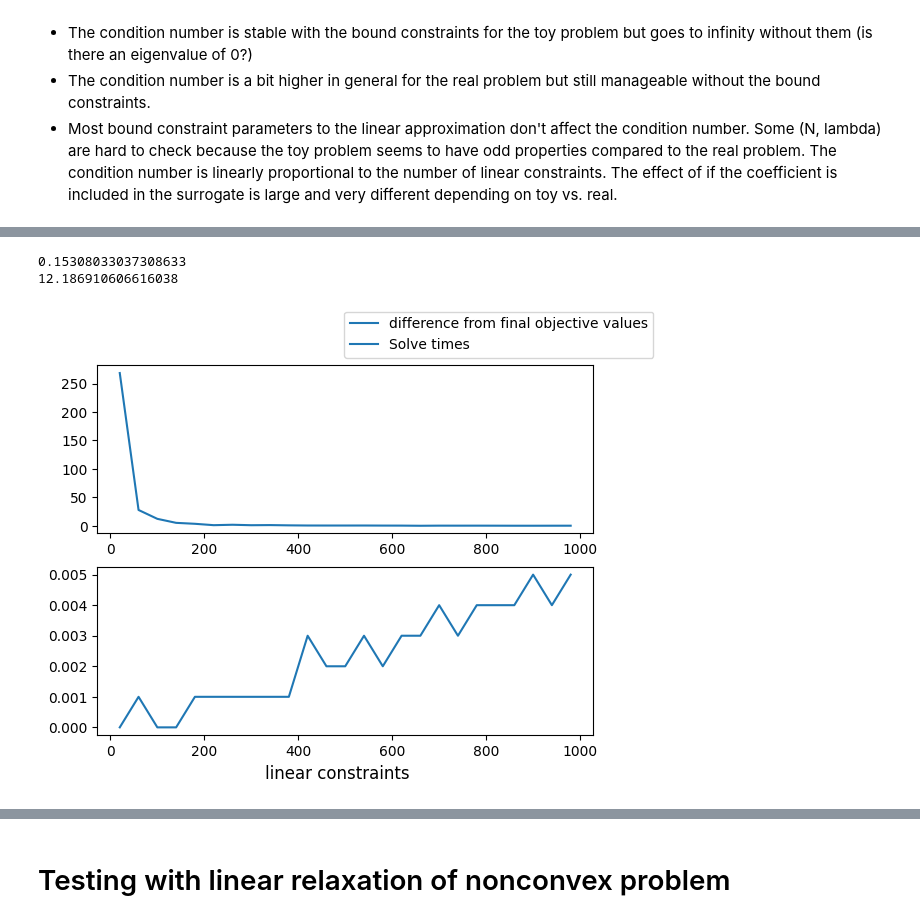
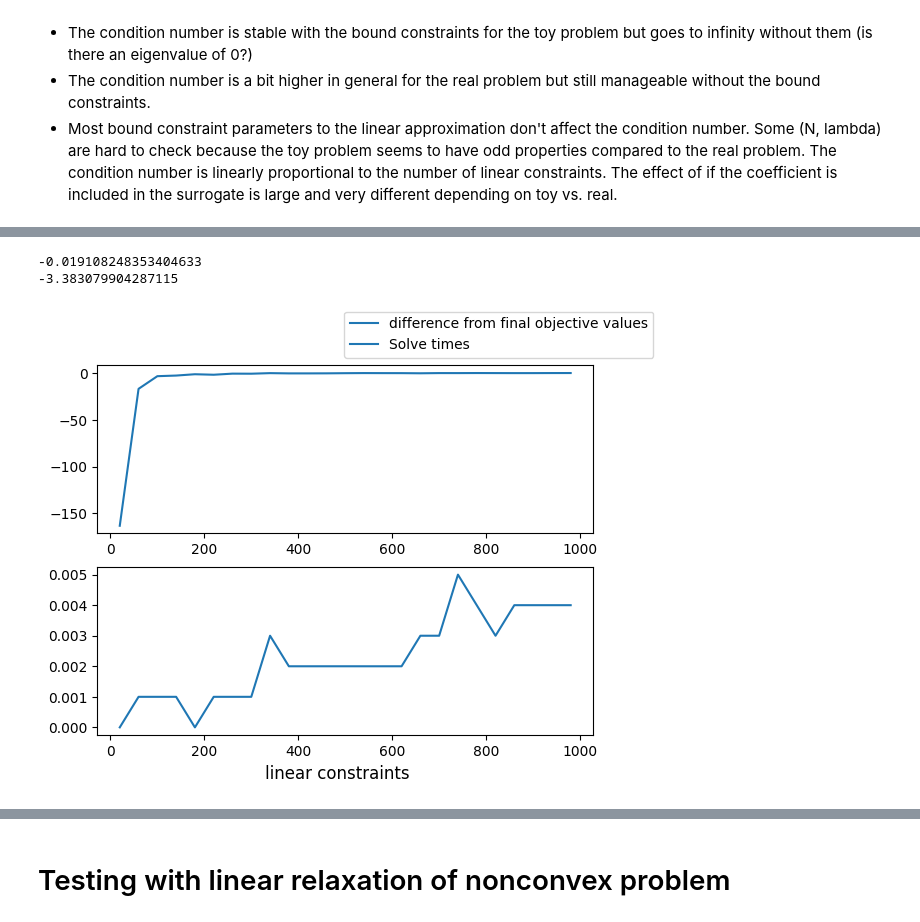
Before and after one commit to micpap25/ENG-QUANT, a Jupyter notebook: experiments/classical_run.ipynb, the cells around one changed output, grey strips where cells are left out. Saved outputs shown, nothing was run; the diff lists cells and outputs as text; code cells hidden in the pictures.

```diff
--- a/experiments/classical_run.ipynb
+++ b/experiments/classical_run.ipynb
@@ -31,7 +33,7 @@ X_UPPER_BOUNDS=True
 F_UPPER_BOUNDS=True
 
 # Capacity / demand parameters
-GAMMA=3.0
+GAMMA=1.0
 # GAMMA=3.0
 LAMBD=1.0
 EPS=0.1
@@ -45,7 +47,7 @@ UP=5.0
 LIN_CONSTRAINTS = 10
 
 # Whether to do an inner or outer approximation
-OUTER_APPROXIMATION = False
+OUTER_APPROXIMATION = True
 
 # Whether the coefficient is part of the surrogate
 COEFFICIENT_SURROGATE = True
@@ -53,6 +55,9 @@ COEFFICIENT_SURROGATE = True
 # Whether to bound the surrogates with bound constraints.
 SURROGATE_BOUND_BELOW = True
 SURROGATE_BOUND_ABOVE = True
+
+# Whether to divide by lambda in an inner approximation
+REMOVE_DIVISION = False
 # %%
 errors = []
 times = []
@@ -110,29 +121,29 @@ print(solve_qcp(f_name="Model11_lp.json"))
 # %%
 errors = []
 times = []
 # lin_cons_range = range(2, 101, 4)
 lin_cons_range = range(20, 1001, 40)
 for lin_cons in lin_cons_range:
     quadratic_model_lin_approx(lin_cons, OUTER_APPROXIMATION, COEFFICIENT_SURROGATE,
-                                SURROGATE_BOUND_BELOW, SURROGATE_BOUND_ABOVE,
+                                SURROGATE_BOUND_BELOW, SURROGATE_BOUND_ABOVE, remove_division=REMOVE_DIVISION,
                                 f_name="model11_quad.json")
     val, time = solve_lp()
     if qcp_value is not None and val is not None:
         errors.append(val - qcp_value)
         times.append(time)
 
 fig, (ax1, ax2) = plt.subplots(2, 1)
 fig.supxlabel("linear constraints")
 ax1.plot(lin_cons_range, errors, label="difference from final objective values")
 ax2.plot(lin_cons_range, times, label="Solve times")
 fig.legend()
 
 print(errors[-1])
 print(errors[2])
 # %% [output]
-0.15308033037308633
-12.186910606616038
+-0.019108248353404633
+-3.383079904287115
-[figure, old version]
+[figure, new version]
 # %%
 errors = []
 times = []
```
Also changed, not shown: parts of 6 cells of this notebook, 4 other files.
